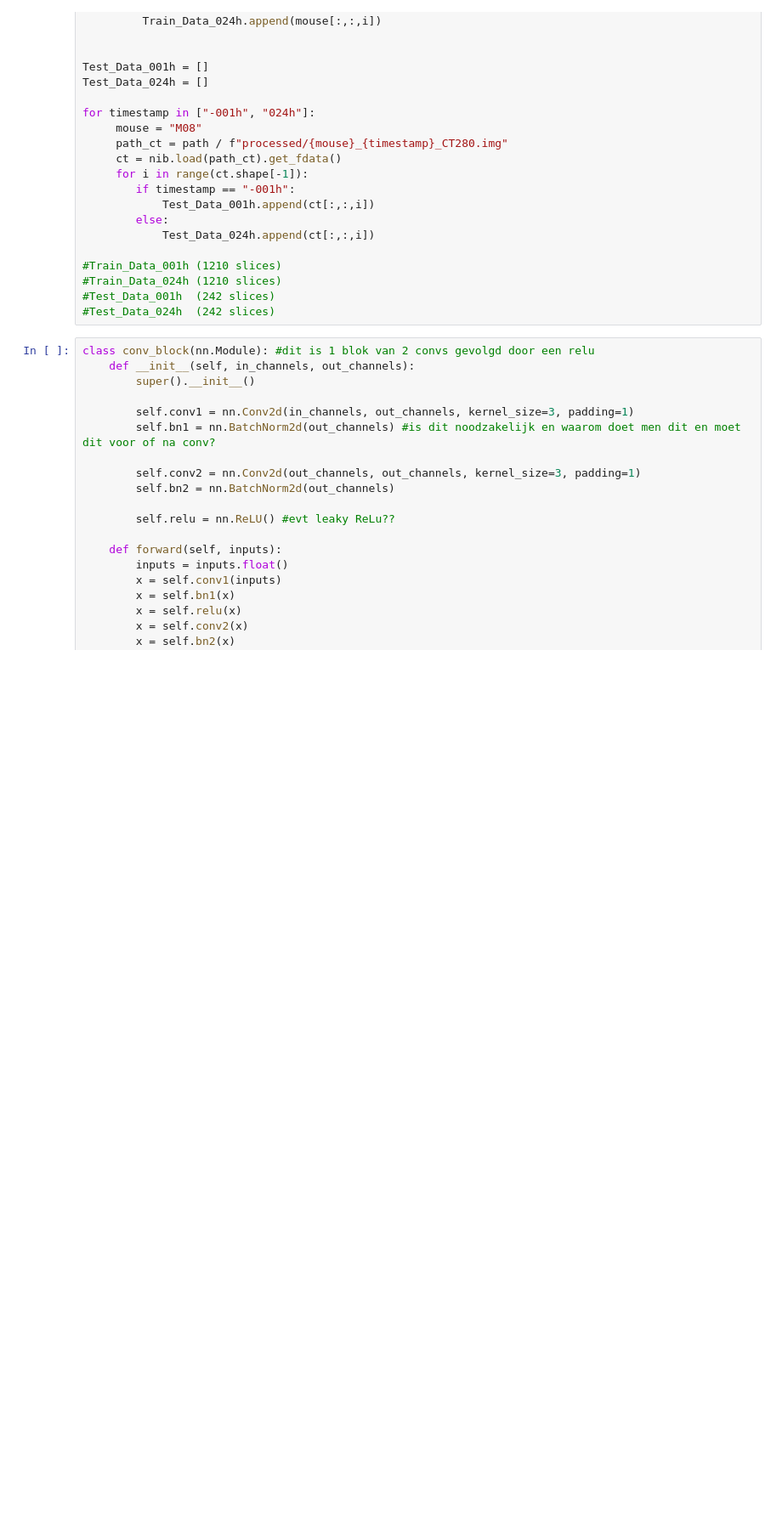
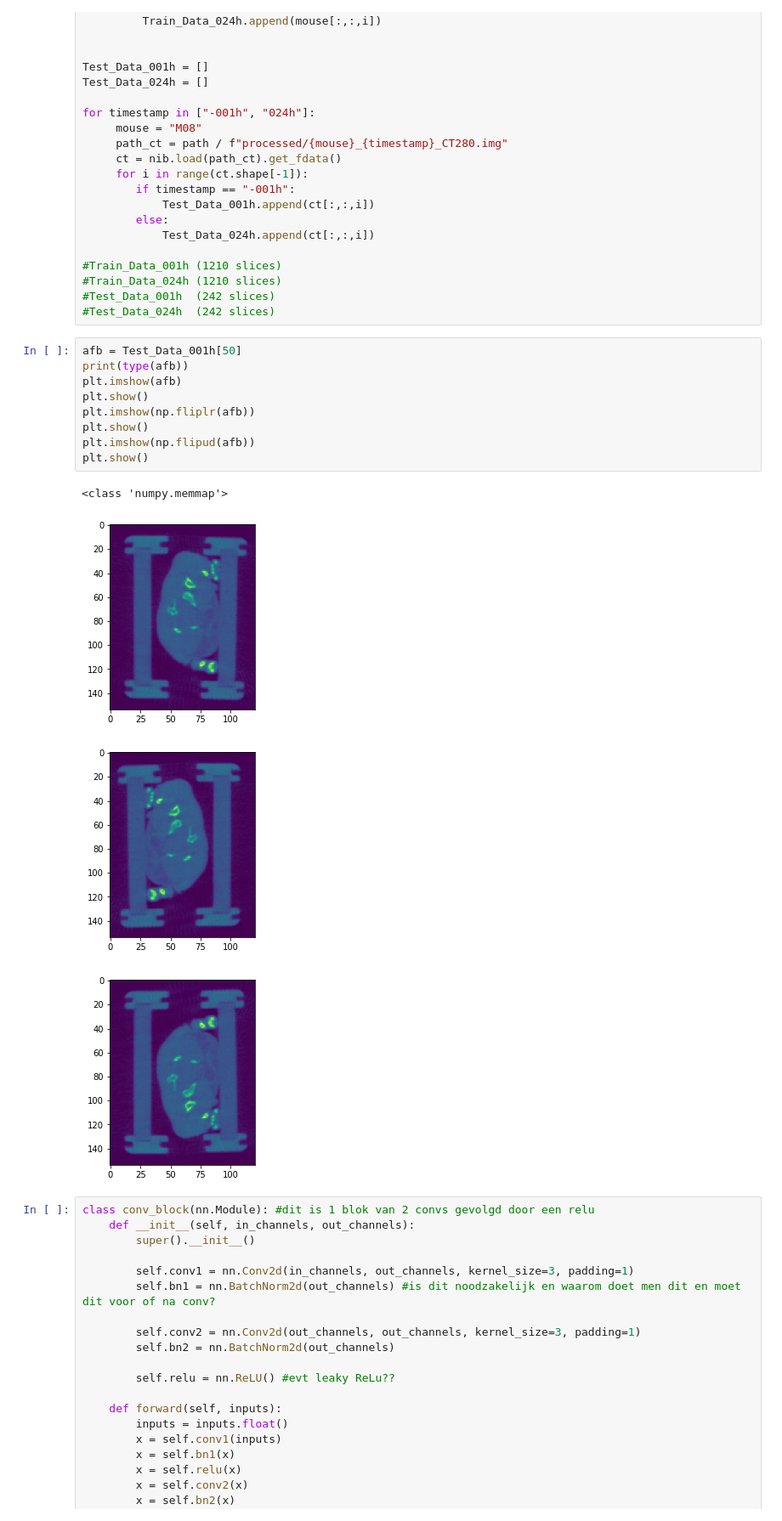
Before and after one commit to RobbeDeMuynck/VOP-Repo, a Jupyter notebook: UNET21_3.ipynb, the cells around one changed output. Shown at 85% size. Cells and saved outputs as stored; diff of their text form; blank space fills up the shorter version.

```diff
--- a/UNET21_3.ipynb
+++ b/UNET21_3.ipynb
@@ -103,6 +103,20 @@ for timestamp in ["-001h", "024h"]:
 #Train_Data_024h (1210 slices)
 #Test_Data_001h  (242 slices)
 #Test_Data_024h  (242 slices)
+# %%
+afb = Test_Data_001h[50]
+print(type(afb))
+plt.imshow(afb)
+plt.show()
+plt.imshow(np.fliplr(afb))
+plt.show()
+plt.imshow(np.flipud(afb))
+plt.show()
+# %% [output]
+<class 'numpy.memmap'>
+[figure, added]
+[figure, added]
+[figure, added]
 # %%
 class conv_block(nn.Module): #dit is 1 blok van 2 convs gevolgd door een relu
     def __init__(self, in_channels, out_channels):
```
Also changed, not shown: parts of 5 cells of this notebook.
